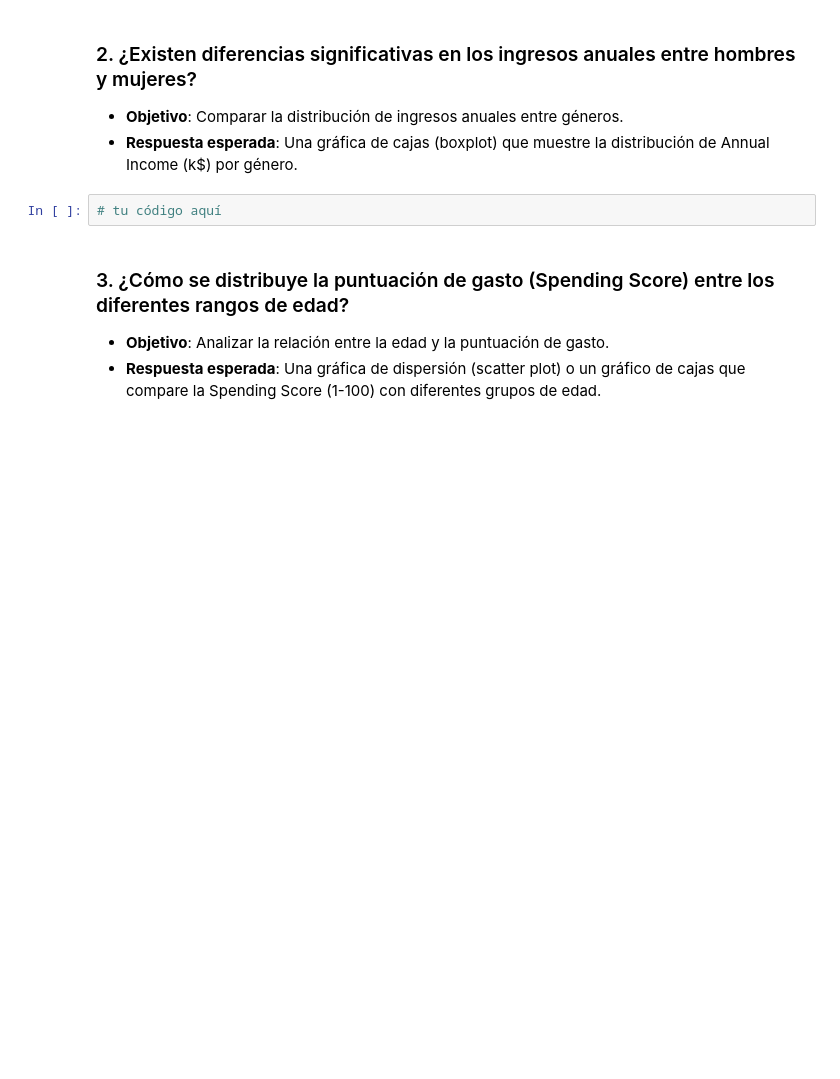
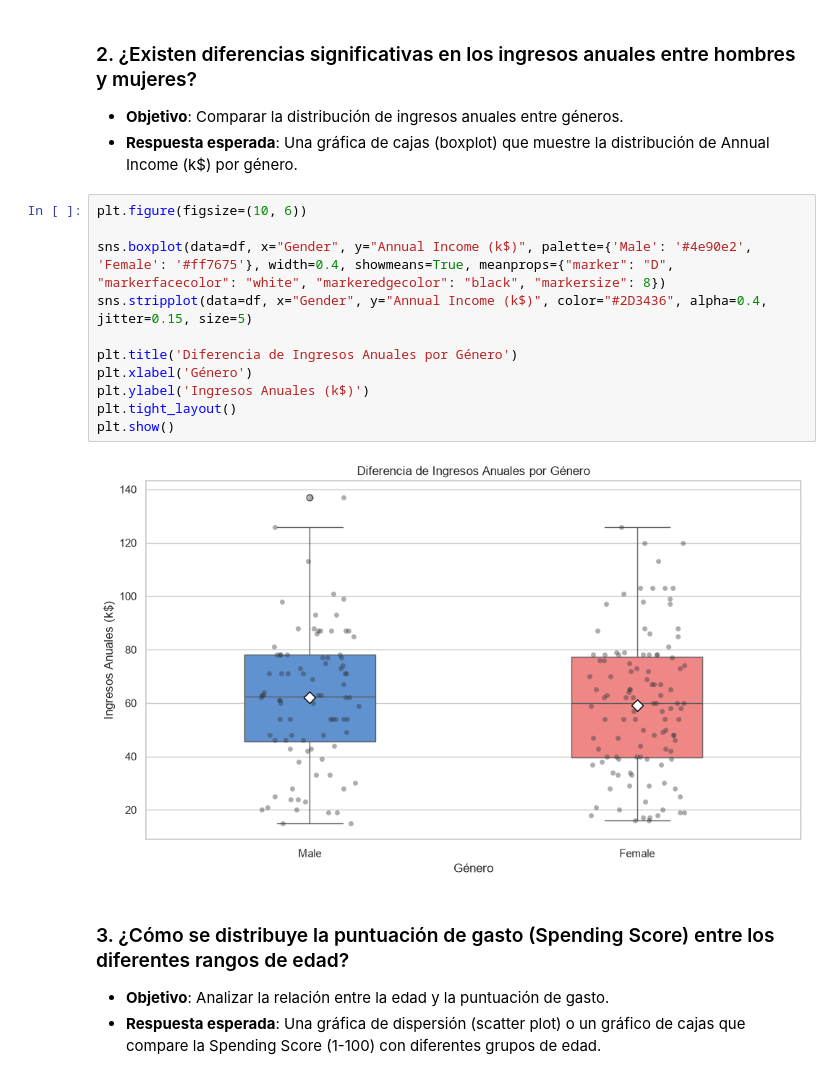
Before and after one commit to marifuenre/aprendizaje_no_supervizado, a Jupyter notebook: 1_EDA.ipynb, the cells around one changed output. Drawn from its saved outputs; the diff is of its cells as text; blank space fills up the shorter version.

```diff
--- a/1_EDA.ipynb
+++ b/1_EDA.ipynb
@@ -27,7 +39,18 @@ df = pd.read_csv('data/retailmax.csv')
 - **Objetivo**: Comparar la distribución de ingresos anuales entre géneros.
 - **Respuesta esperada**: Una gráfica de cajas (boxplot) que muestre la distribución de Annual Income (k$) por género.
 # %%
-# tu código aquí
+plt.figure(figsize=(10, 6))
+
+sns.boxplot(data=df, x="Gender", y="Annual Income (k$)", palette={'Male': '#4e90e2', 'Female': '#ff7675'}, width=0.4, showmeans=True, meanprops={"marker": "D", "markerfacecolor": "white", "markeredgecolor": "black", "markersize": 8})
+sns.stripplot(data=df, x="Gender", y="Annual Income (k$)", color="#2D3436", alpha=0.4, jitter=0.15, size=5)
+
+plt.title('Diferencia de Ingresos Anuales por Género')
+plt.xlabel('Género')
+plt.ylabel('Ingresos Anuales (k$)')
+plt.tight_layout()
+plt.show()
+# %% [output]
+[figure, added]
 # %% [markdown]
 ### 3. ¿Cómo se distribuye la puntuación de gasto (Spending Score) entre los diferentes rangos de edad?
 - **Objetivo**: Analizar la relación entre la edad y la puntuación de gasto.
```
Also changed, not shown: parts of 9 cells of this notebook.
